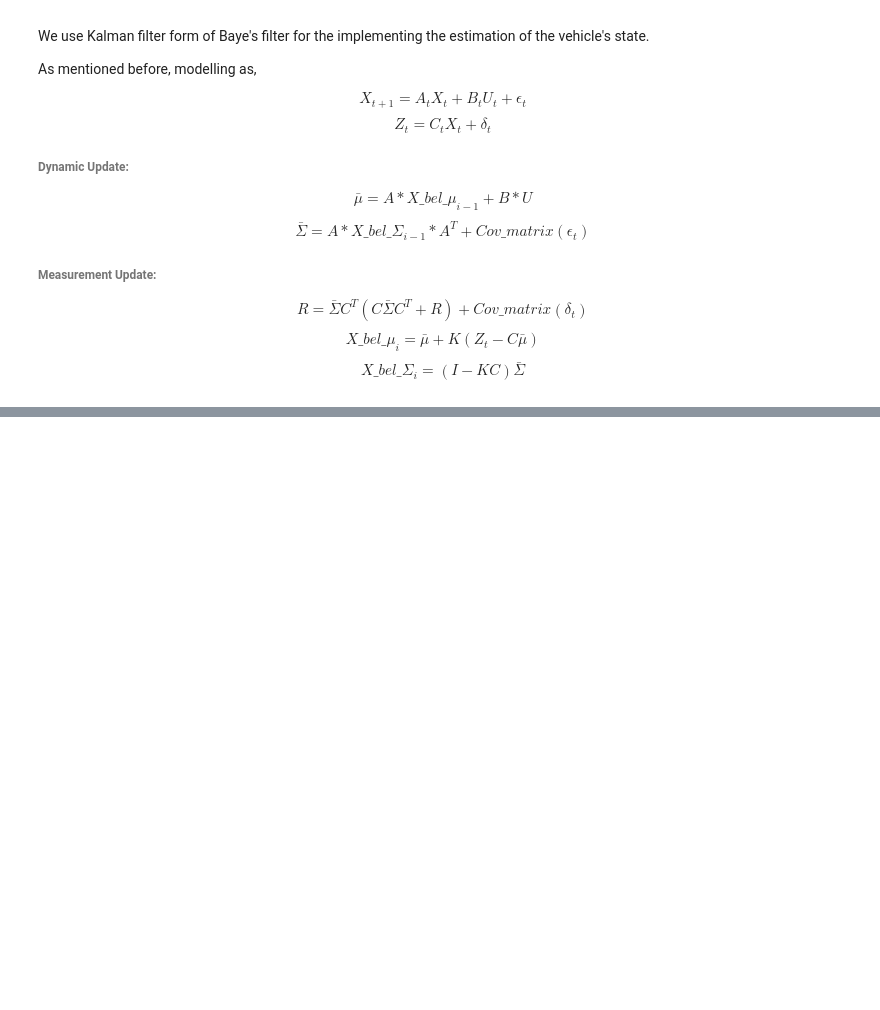
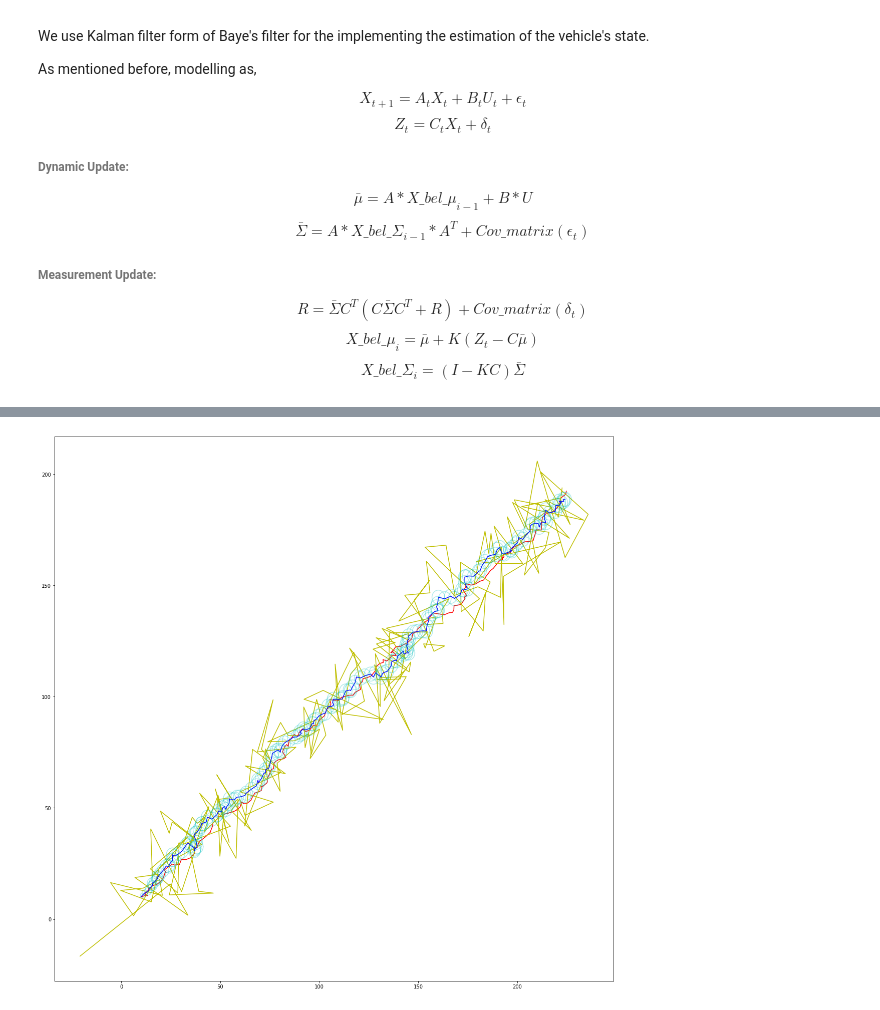
Before and after one commit to TheRealXster/COL864-Assgn1, a Jupyter notebook: A1_Q2.ipynb, the cells around one changed output, grey strips where cells are left out. Cells and saved outputs as stored; diff of their text form; code cells hidden in the pictures; blank space fills up the shorter version.

```diff
--- a/A1_Q2.ipynb
+++ b/A1_Q2.ipynb
@@ -148,18 +145,0 @@ An uncertainty ellipse denotes the locus of points that are one standard deviati
-# %%
-def uncertain_ellipse(X,X_obs,X_pred_meu,X_pred_var):
-
-
-
-
-def multiplotter(X1,X2,X3):
-    x1, y1 = X1[:,0],X1[:,1]
-    x2, y2 = X2[:,0],X2[:,1]
-    x3, y3 = X3[:,0],X3[:,1]
-    plt.figure(figsize=(10, 10))
-    plt.plot(x1, y1, color='r')
-    plt.plot(x2, y2, color='y')
-    plt.plot(x3, y3, color='b')
-    #plt.axis('equal')
-    plt.show()
-
-multiplotter(X,X_obs,X_pred)
@@ -167,0 +149,30 @@ multiplotter(X,X_obs,X_pred)
+# %%
+def ellipse_plotter(x,y,rx,ry,clr='c',a=0.3):
+    theta = np.linspace(0, 2*np.pi, 100)
+    x1 = x+rx*np.cos(theta)
+    x2 = y+ry*np.sin(theta)
+    plt.plot(x1,x2,color=clr,alpha=a)
+
+def uncertain_ellipse(X,X_obs,X_pred_meu,X_pred_cov):
+    for i in range(X.shape[0]):
+        ellipse_plotter( X_pred_meu[i,0],X_pred_meu[i,1]
+                       ,math.sqrt(X_pred_cov[i,0,0])
+                       ,math.sqrt(X_pred_cov[i,1,1]))
+
+
+
+def multiplotter(X1,X2,X3):
+    x1, y1 = X1[:,0],X1[:,1]
+    x2, y2 = X2[:,0],X2[:,1]
+    x3, y3 = X3[:,0],X3[:,1]
+    plt.figure(figsize=(20, 20))
+    plt.plot(x1, y1, color='r')
+    plt.plot(x2, y2, color='y')
+    plt.plot(x3, y3, color='b')
+
+
+multiplotter(X,X_obs,X_pred_meu)
+uncertain_ellipse(X,X_obs,X_pred_meu,X_pred_var)
+plt.show()
+# %% [output]
+[figure, added]
```
Also changed, not shown: parts of 16 cells of this notebook.
